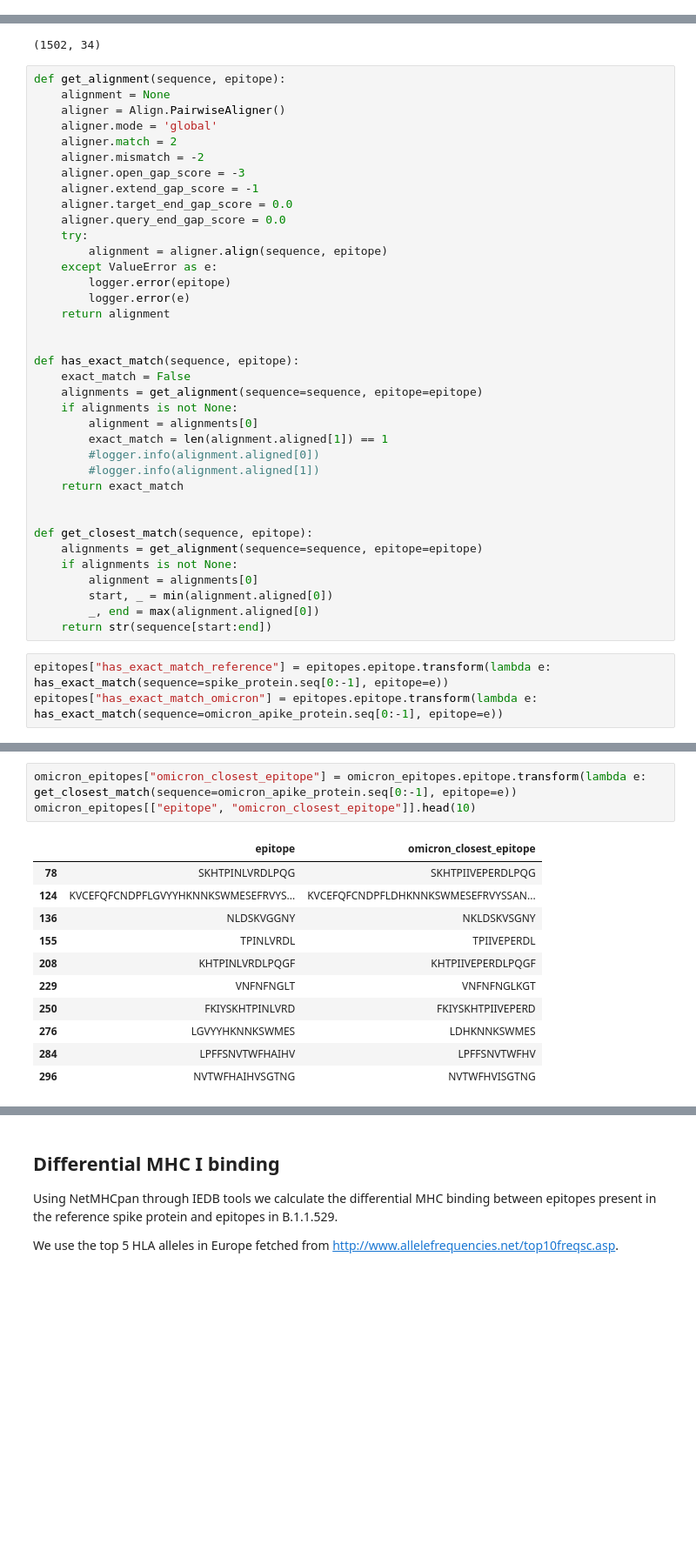
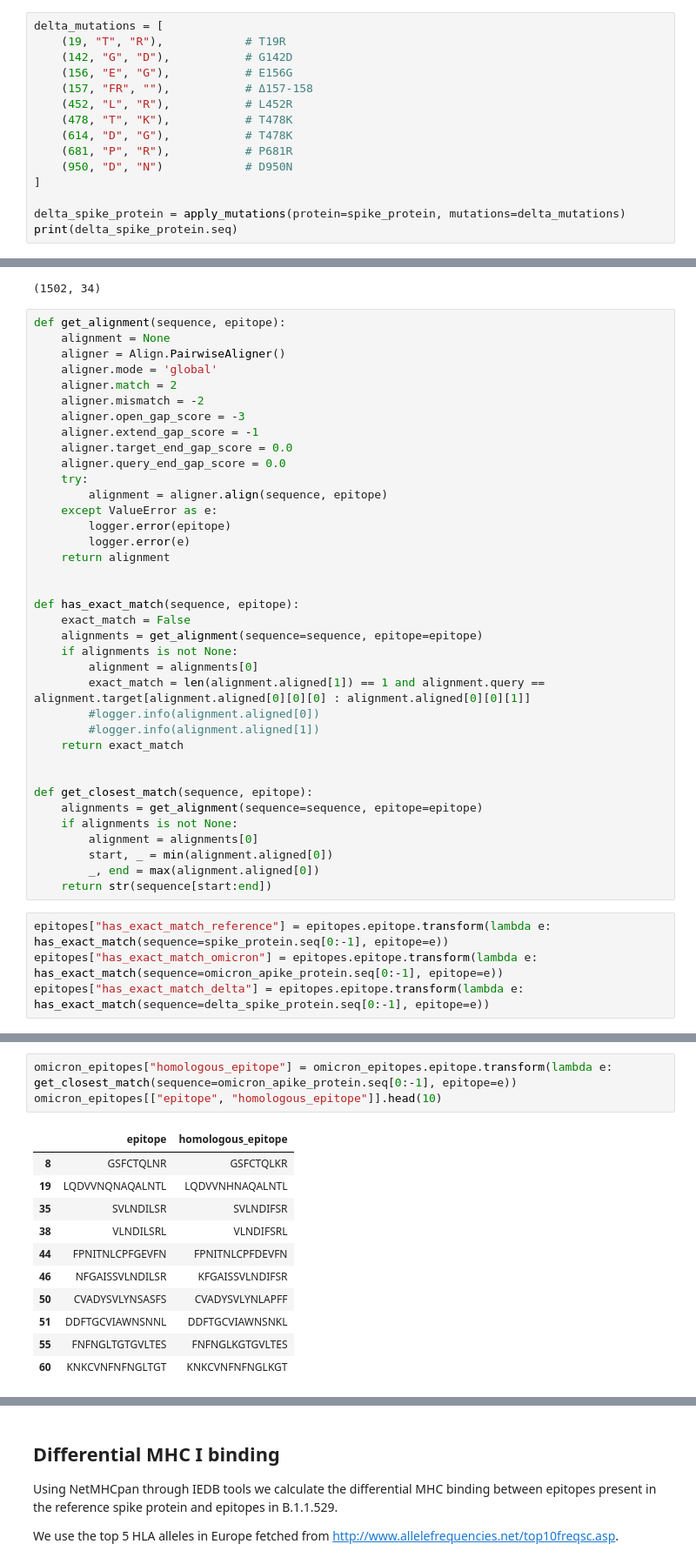
Before and after one commit to TRON-Bioinformatics/covigator-analysis, a Jupyter notebook: jupyter/omicron_variants_analysis/omicron_analysis.ipynb, the cells around one changed output, grey strips where cells are left out. Shown at 87% size. Saved outputs shown, nothing was run; the diff lists cells and outputs as text; blank space fills up the shorter version.

Commit message:
update omicron analysis

```diff
--- a/jupyter/omicron_variants_analysis/omicron_analysis.ipynb
+++ b/jupyter/omicron_variants_analysis/omicron_analysis.ipynb
@@ -125,0 +140,15 @@ MFVFLVLLPLVSSQCVNLTTRTQLPPAYTNSFTRGVYYPDKVFRSSVLHSTQDLFLPFFSNVTWFHVISGTNGTKRFDNP
+# %%
+delta_mutations = [
+    (19, "T", "R"),            # T19R
+    (142, "G", "D"),           # G142D
+    (156, "E", "G"),           # E156G
+    (157, "FR", ""),           # Δ157-158
+    (452, "L", "R"),           # L452R
+    (478, "T", "K"),           # T478K
+    (614, "D", "G"),           # T478K
+    (681, "P", "R"),           # P681R
+    (950, "D", "N")            # D950N
+]
+
+delta_spike_protein = apply_mutations(protein=spike_protein, mutations=delta_mutations)
+print(delta_spike_protein.seq)
@@ -170,7 +210,7 @@ def has_exact_match(sequence, epitope):
     alignments = get_alignment(sequence=sequence, epitope=epitope)
     if alignments is not None:
         alignment = alignments[0]
-        exact_match = len(alignment.aligned[1]) == 1
+        exact_match = len(alignment.aligned[1]) == 1 and alignment.query == alignment.target[alignment.aligned[0][0][0] : alignment.aligned[0][0][1]]
         #logger.info(alignment.aligned[0])
         #logger.info(alignment.aligned[1])
     return exact_match
@@ -186,3 +226,4 @@ def get_closest_match(sequence, epitope):
 # %%
 epitopes["has_exact_match_reference"] = epitopes.epitope.transform(lambda e: has_exact_match(sequence=spike_protein.seq[0:-1], epitope=e))
 epitopes["has_exact_match_omicron"] = epitopes.epitope.transform(lambda e: has_exact_match(sequence=omicron_apike_protein.seq[0:-1], epitope=e))
+epitopes["has_exact_match_delta"] = epitopes.epitope.transform(lambda e: has_exact_match(sequence=delta_spike_protein.seq[0:-1], epitope=e))
@@ -202,15 +265,15 @@ omicron_epitopes.shape
 # %%
-omicron_epitopes["omicron_closest_epitope"] = omicron_epitopes.epitope.transform(lambda e: get_closest_match(sequence=omicron_apike_protein.seq[0:-1], epitope=e))
-omicron_epitopes[["epitope", "omicron_closest_epitope"]].head(10)
+omicron_epitopes["homologous_epitope"] = omicron_epitopes.epitope.transform(lambda e: get_closest_match(sequence=omicron_apike_protein.seq[0:-1], epitope=e))
+omicron_epitopes[["epitope", "homologous_epitope"]].head(10)
 # %% [output]
-|  | epitope | omicron_closest_epitope |
-| 78 | SKHTPINLVRDLPQG | SKHTPIIVEPERDLPQG |
-| 124 | KVCEFQFCNDPFLGVYYHKNNKSWMESEFRVYS... | KVCEFQFCNDPFLDHKNNKSWMESEFRVYSSAN... |
-| 136 | NLDSKVGGNY | NKLDSKVSGNY |
-| 155 | TPINLVRDL | TPIIVEPERDL |
-| 208 | KHTPINLVRDLPQGF | KHTPIIVEPERDLPQGF |
-| 229 | VNFNFNGLT | VNFNFNGLKGT |
-| 250 | FKIYSKHTPINLVRD | FKIYSKHTPIIVEPERD |
-| 276 | LGVYYHKNNKSWMES | LDHKNNKSWMES |
-| 284 | LPFFSNVTWFHAIHV | LPFFSNVTWFHV |
-| 296 | NVTWFHAIHVSGTNG | NVTWFHVISGTNG |
+|  | epitope | homologous_epitope |
+| 8 | GSFCTQLNR | GSFCTQLKR |
+| 19 | LQDVVNQNAQALNTL | LQDVVNHNAQALNTL |
+| 35 | SVLNDILSR | SVLNDIFSR |
+| 38 | VLNDILSRL | VLNDIFSRL |
+| 44 | FPNITNLCPFGEVFN | FPNITNLCPFDEVFN |
+| 46 | NFGAISSVLNDILSR | KFGAISSVLNDIFSR |
+| 50 | CVADYSVLYNSASFS | CVADYSVLYNLAPFF |
+| 51 | DDFTGCVIAWNSNNL | DDFTGCVIAWNSNKL |
+| 55 | FNFNGLTGTGVLTES | FNFNGLKGTGVLTES |
+| 60 | KNKCVNFNFNGLTGT | KNKCVNFNFNGLKGT |
```
Also changed, not shown: parts of 45 cells of this notebook, 16 other files.
